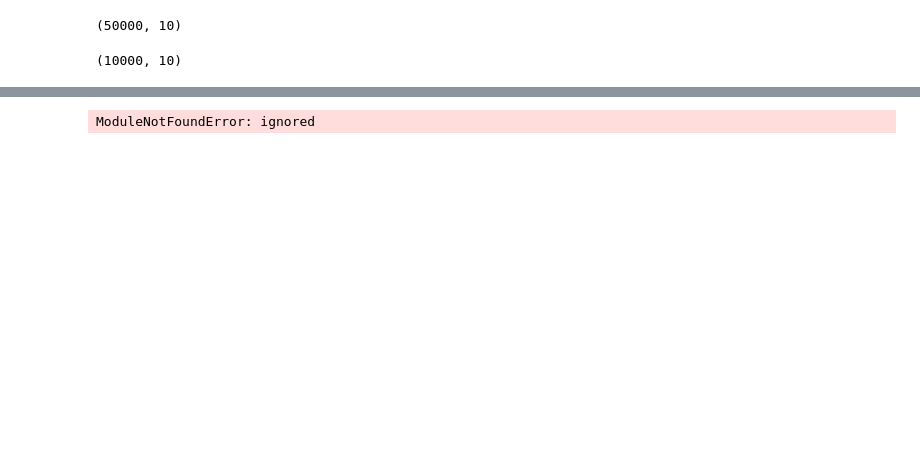
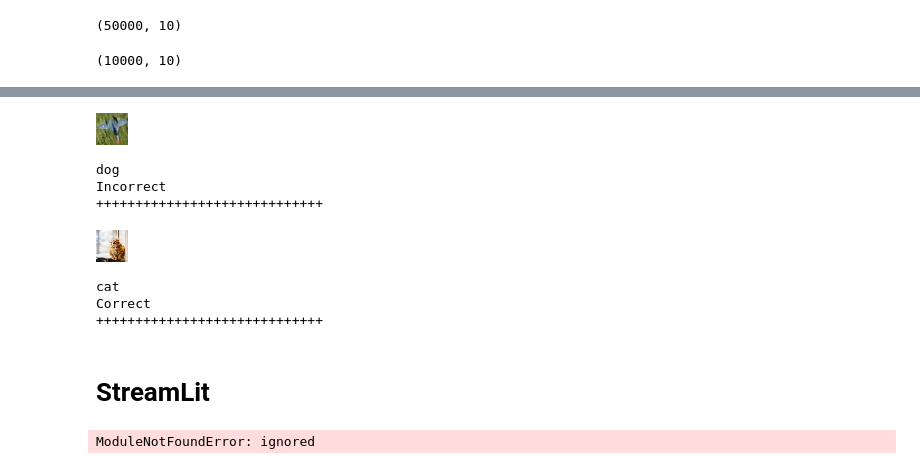
Before and after one commit to chinmay-sh/Image-Classification-C455, a Jupyter notebook: Project/Team5_finalv3.ipynb, the cells around one changed output, grey strips where cells are left out. Saved outputs shown, nothing was run; the diff lists cells and outputs as text; code cells hidden in the pictures; blank space fills up the shorter version.

Commit message:
add load model support

```diff
--- a/Project/Team5_finalv3.ipynb
+++ b/Project/Team5_finalv3.ipynb
@@ -264,0 +294,2 @@ Clipping input data to the valid range for imshow with RGB data ([0..1] for floa
+# %%
+imList = imList.reshape(2, 32, 32, 3)
@@ -265 +300,32 @@ Clipping input data to the valid range for imshow with RGB data ([0..1] for floa
+# %%
+# model.fit(datagen.flow(x_train, y_train, batch_size=32),
+#           steps_per_epoch=len(x_train) / 32, epochs=epochs)
+
+singlePred = model.predict(imList)
+# %%
+yImList = tf.keras.utils.to_categorical([0,3], num_classes=10)
+# %%
+def show_single_preds(x,y,p):
+  for i in range(x.shape[0]):
+    cv2_imshow(x[i])
+    if np.argmax(y[i]) == np.argmax(p[i]):
+      print(cifar_classes[np.argmax(p[i])])
+      print("Correct")
+    else:
+      print(cifar_classes[np.argmax(p[i])])
+      print("Incorrect")
+    print("+++++++++++++++++++++++++++++")
+# %%
+show_single_preds(imList,yImList,singlePred)
+# %% [output]
+[figure, added]
+dog
+Incorrect
++++++++++++++++++++++++++++++
+[figure, added]
+cat
+Correct
++++++++++++++++++++++++++++++
+# %% [markdown]
+# StreamLit
 # %%
```
Also changed, not shown: parts of 20 cells of this notebook.
